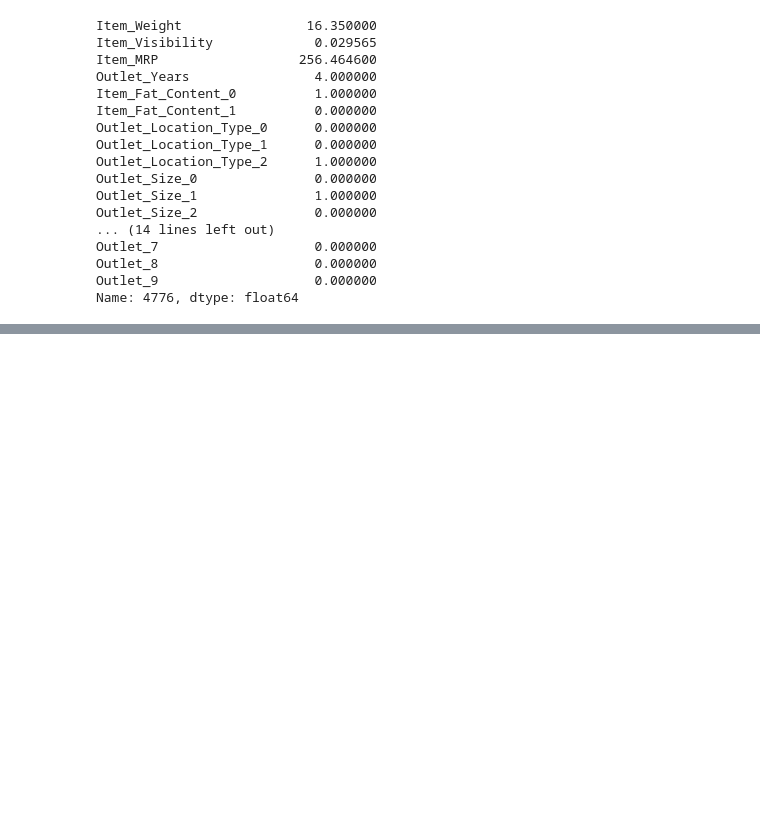
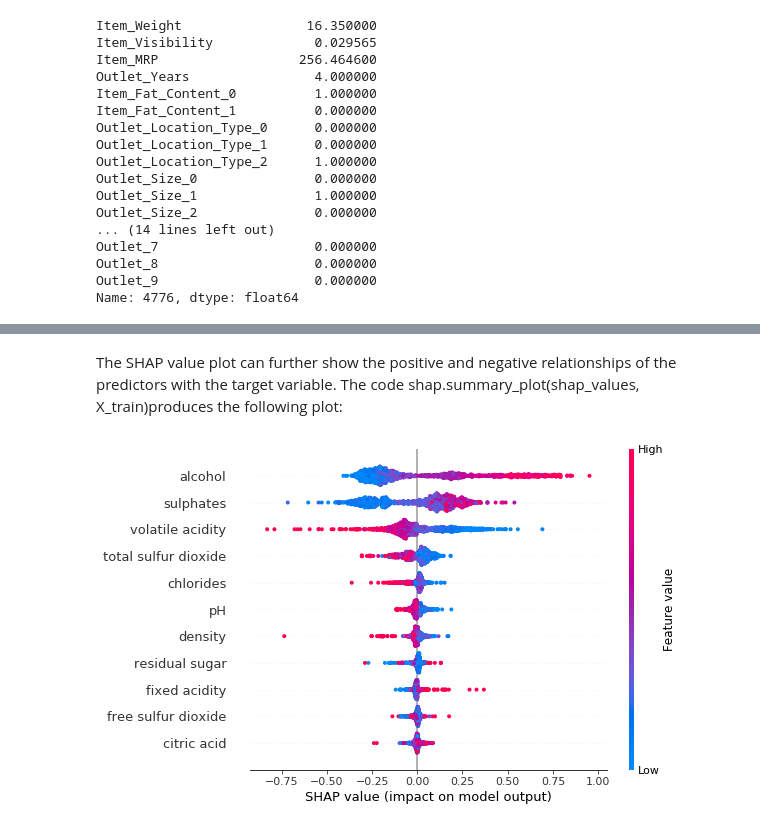
Before and after one commit to ShaunakSen/Data-Science-and-Machine-Learning, a Jupyter notebook: Machine_Learning_Interpretibility.ipynb, the cells around one changed output, grey strips where cells are left out. Drawn from its saved outputs; the diff is of its cells as text; code cells hidden in the pictures; blank space fills up the shorter version.

```diff
--- a/Machine_Learning_Interpretibility.ipynb
+++ b/Machine_Learning_Interpretibility.ipynb
@@ -561,0 +681,6 @@ How are the weights assigned to each component of the sum? It basically consider
+# %% [markdown]
+The SHAP value plot can further show the positive and negative relationships of the predictors with the target variable. The code shap.summary_plot(shap_values, X_train)produces the following plot:
+# %%
+shap.summary_plot(shap_values, X_train)
+# %% [output]
+[figure, added]
```
Also changed, not shown: parts of 21 cells of this notebook.
